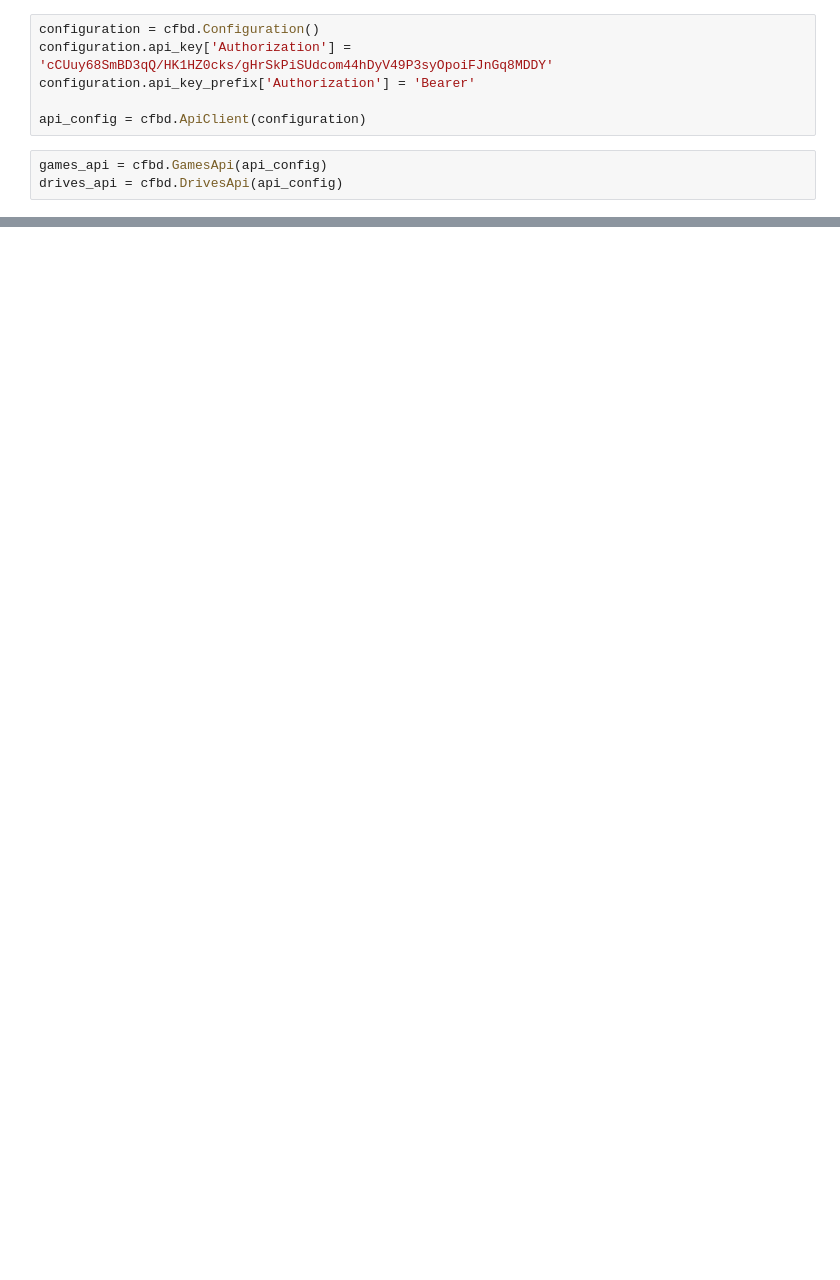
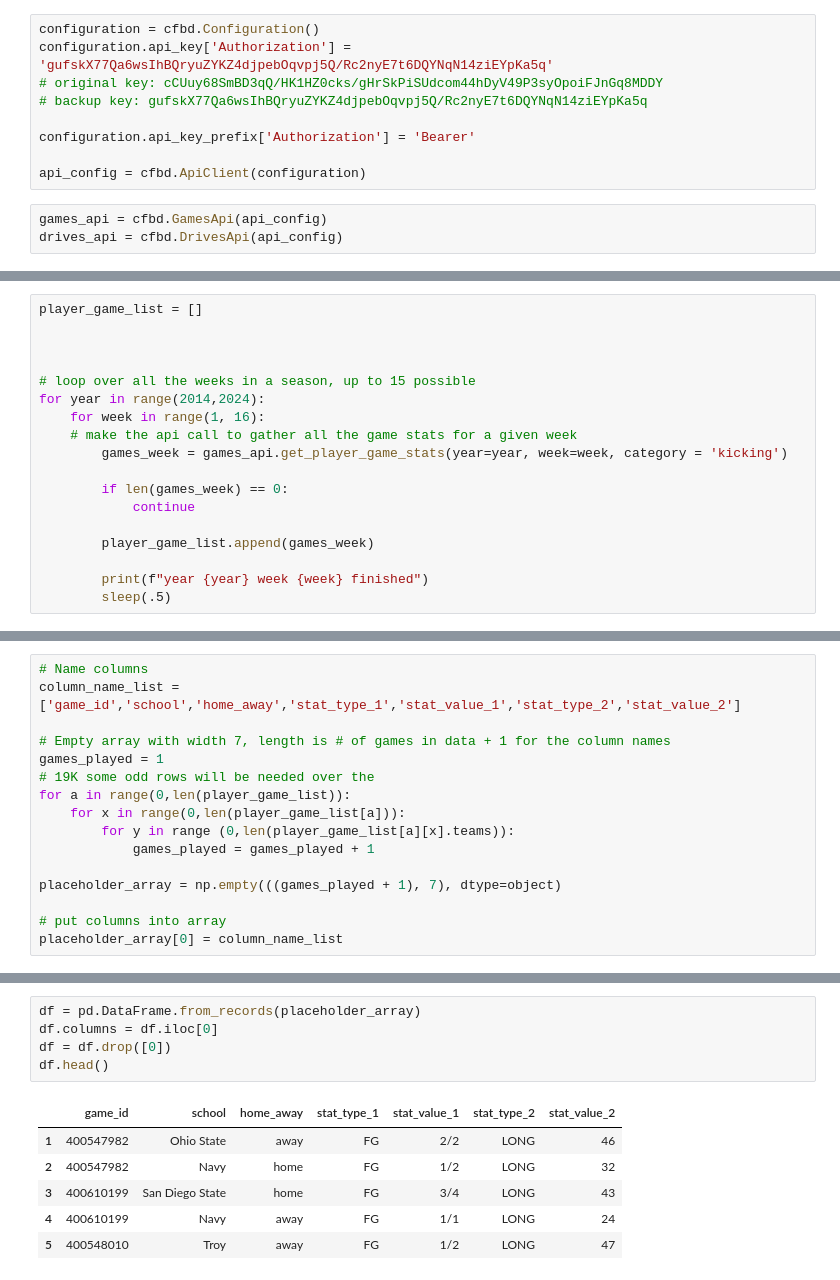
Before and after one commit to JohnVanderhoff/college_football_prediction_project, a Jupyter notebook: college-football-prediction/Requirements Gathering - Red Items.ipynb, the cells around one changed output, grey strips where cells are left out. Saved outputs shown, nothing was run; the diff lists cells and outputs as text; blank space fills up the shorter version.

```diff
--- a/college-football-prediction/Requirements Gathering - Red Items.ipynb
+++ b/college-football-prediction/Requirements Gathering - Red Items.ipynb
@@ -26,6 +26,9 @@ import seaborn as sns
 # %%
 configuration = cfbd.Configuration()
-configuration.api_key['Authorization'] = 'cCUuy68SmBD3qQ/HK1HZ0cks/gHrSkPiSUdcom44hDyV49P3syOpoiFJnGq8MDDY'
+configuration.api_key['Authorization'] = 'gufskX77Qa6wsIhBQryuZYKZ4djpebOqvpj5Q/Rc2nyE7t6DQYNqN14ziEYpKa5q'
+# original key: cCUuy68SmBD3qQ/HK1HZ0cks/gHrSkPiSUdcom44hDyV49P3syOpoiFJnGq8MDDY
+# backup key: gufskX77Qa6wsIhBQryuZYKZ4djpebOqvpj5Q/Rc2nyE7t6DQYNqN14ziEYpKa5q
+
 configuration.api_key_prefix['Authorization'] = 'Bearer'
 
 api_config = cfbd.ApiClient(configuration)
@@ -104,0 +40,18 @@ for x in test:
+# %%
+player_game_list = []
+
+
+
+# loop over all the weeks in a season, up to 15 possible
+for year in range(2014,2024):
+    for week in range(1, 16):
+    # make the api call to gather all the game stats for a given week
+        games_week = games_api.get_player_game_stats(year=year, week=week, category = 'kicking')
+
+        if len(games_week) == 0:
+            continue
+
+        player_game_list.append(games_week)
+
+        print(f"year {year} week {week} finished")
+        sleep(.5)
@@ -104,0 +80,16 @@ for x in test:
+# %%
+# Name columns
+column_name_list = ['game_id','school','home_away','stat_type_1','stat_value_1','stat_type_2','stat_value_2']
+
+# Empty array with width 7, length is # of games in data + 1 for the column names
+games_played = 1
+# 19K some odd rows will be needed over the
+for a in range(0,len(player_game_list)):
+    for x in range(0,len(player_game_list[a])):
+        for y in range (0,len(player_game_list[a][x].teams)):
+            games_played = games_played + 1
+
+placeholder_array = np.empty(((games_played + 1), 7), dtype=object)
+
+# put columns into array
+placeholder_array[0] = column_name_list
@@ -104,0 +140,12 @@ for x in test:
+# %%
+df = pd.DataFrame.from_records(placeholder_array)
+df.columns = df.iloc[0]
+df = df.drop([0])
+df.head()
+# %% [output]
+|  | game_id | school | home_away | stat_type_1 | stat_value_1 | stat_type_2 | stat_value_2 |
+| 1 | 400547982 | Ohio State | away | FG | 2/2 | LONG | 46 |
+| 2 | 400547982 | Navy | home | FG | 1/2 | LONG | 32 |
+| 3 | 400610199 | San Diego State | home | FG | 3/4 | LONG | 43 |
+| 4 | 400610199 | Navy | away | FG | 1/1 | LONG | 24 |
+| 5 | 400548010 | Troy | away | FG | 1/2 | LONG | 47 |
```
Also changed, not shown: parts of 31 cells of this notebook, 1 other file.
